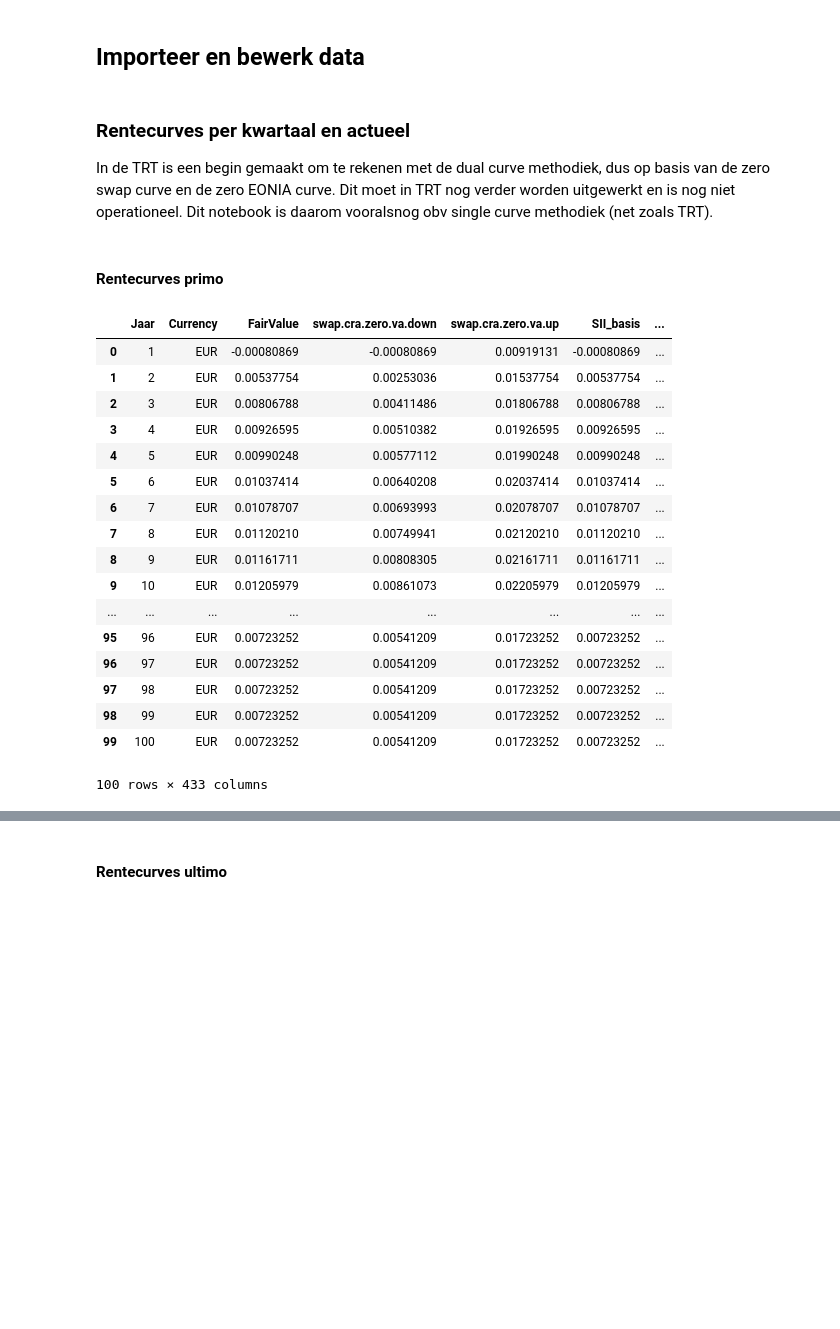
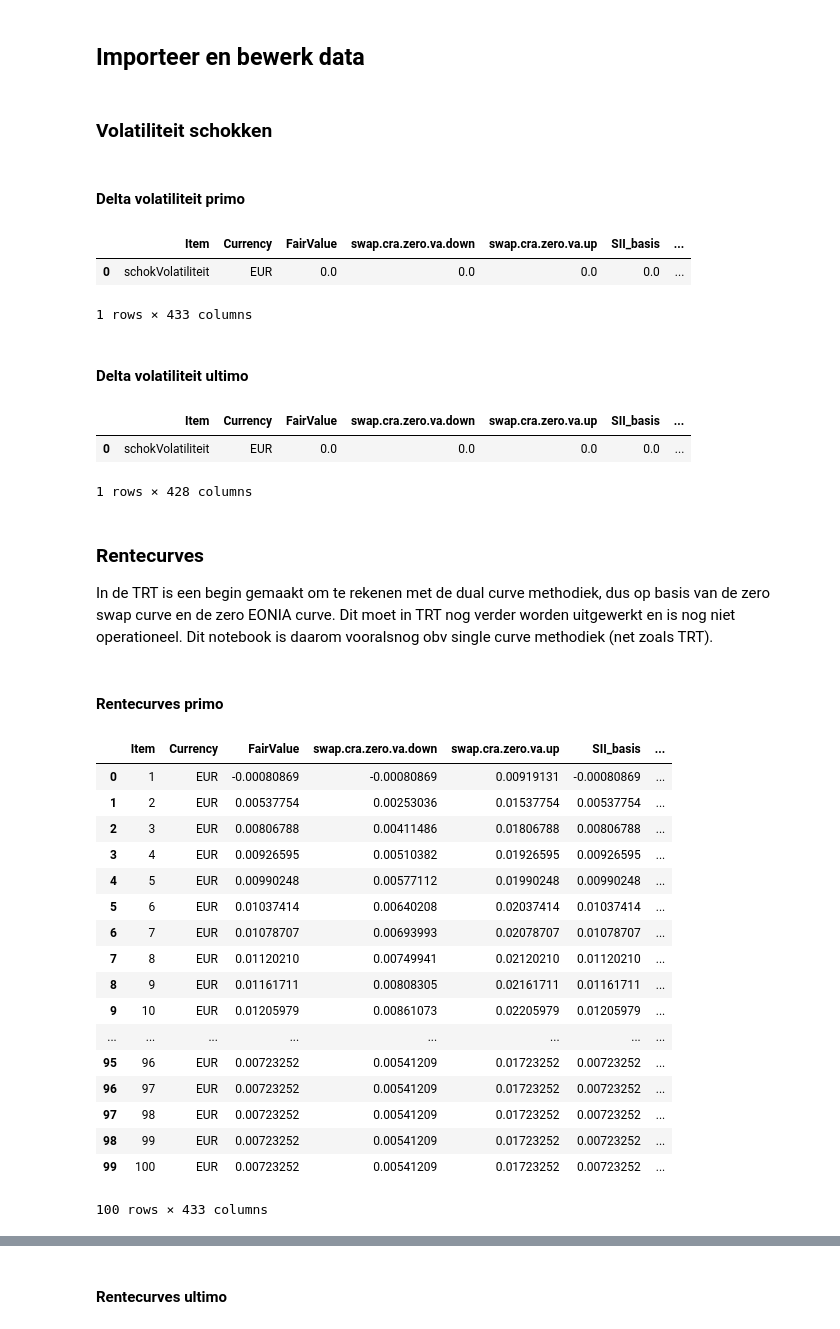
Before and after one commit to OscarDries/TRECS, a Jupyter notebook: swaption (IN PROGRESS)/Module swaption.ipynb, the cells around one changed output, grey strips where cells are left out. Drawn from its saved outputs; the diff is of its cells as text; code cells hidden in the pictures; blank space fills up the shorter version.

```diff
--- a/swaption (IN PROGRESS)/Module swaption.ipynb
+++ b/swaption (IN PROGRESS)/Module swaption.ipynb
@@ -58,18 +58,40 @@ Bachelier = True
 m = 2
 # %% [markdown]
 ## Importeer en bewerk data
+# %% [markdown]
+### Volatiliteit schokken
+# %% [markdown]
+#### Delta volatiliteit primo
+# %%
+df_scenariosPrimo = pd.read_excel(r"scenariobestanden/scenariosAssetsM03.xlsx", decimal = '.')
+df_schokVolatiliteitPrimo = df_scenariosPrimo.loc[df_scenariosPrimo['Item'] == 'schokVolatiliteit']
+df_schokVolatiliteitPrimo
+# %% [output]
+|  | Item | Currency | FairValue | swap.cra.zero.va.down | swap.cra.zero.va.up | SII_basis | ... |
+| 0 | schokVolatiliteit | EUR | 0.0 | 0.0 | 0.0 | 0.0 | ... |
+1 rows × 433 columns
+# %% [markdown]
+#### Delta volatiliteit ultimo
+# %%
+df_scenariosUltimo = pd.read_excel(r"scenariobestanden/scenariosAssetsM04.xlsx", decimal = '.')
+df_schokVolatiliteitUltimo = df_scenariosUltimo.loc[df_scenariosUltimo['Item'] == 'schokVolatiliteit']
+df_schokVolatiliteitUltimo
+# %% [output]
+|  | Item | Currency | FairValue | swap.cra.zero.va.down | swap.cra.zero.va.up | SII_basis | ... |
+| 0 | schokVolatiliteit | EUR | 0.0 | 0.0 | 0.0 | 0.0 | ... |
+1 rows × 428 columns
 # %% [markdown]
-### Rentecurves per kwartaal en actueel
+### Rentecurves
 In de TRT is een begin gemaakt om te rekenen met de dual curve methodiek, dus op basis van de zero swap curve en de zero EONIA curve. Dit moet in TRT nog verder worden uitgewerkt en is nog niet operationeel. Dit notebook is daarom vooralsnog obv single curve methodiek (net zoals TRT).
 # %% [markdown]
 #### Rentecurves primo
 # %%
-df_curvesPrimo = pd.read_excel(r"curvebestanden/curvesAssetsM03.xlsx", decimal = '.')
-
+df_curvesPrimo = df_scenariosPrimo.loc[df_scenariosPrimo['Item'] != 'schokVolatiliteit']
+df_curvesPrimo = df_curvesPrimo.reset_index(drop=True)
 pd.options.display.float_format = '{:,.8f}'.format
 df_curvesPrimo
 # %% [output]
-|  | Jaar | Currency | FairValue | swap.cra.zero.va.down | swap.cra.zero.va.up | SII_basis | ... |
+|  | Item | Currency | FairValue | swap.cra.zero.va.down | swap.cra.zero.va.up | SII_basis | ... |
 | 0 | 1 | EUR | -0.00080869 | -0.00080869 | 0.00919131 | -0.00080869 | ... |
 | 1 | 2 | EUR | 0.00537754 | 0.00253036 | 0.01537754 | 0.00537754 | ... |
 | 2 | 3 | EUR | 0.00806788 | 0.00411486 | 0.01806788 | 0.00806788 | ... |
```
Also changed, not shown: parts of 10 cells of this notebook, 7 other files.
